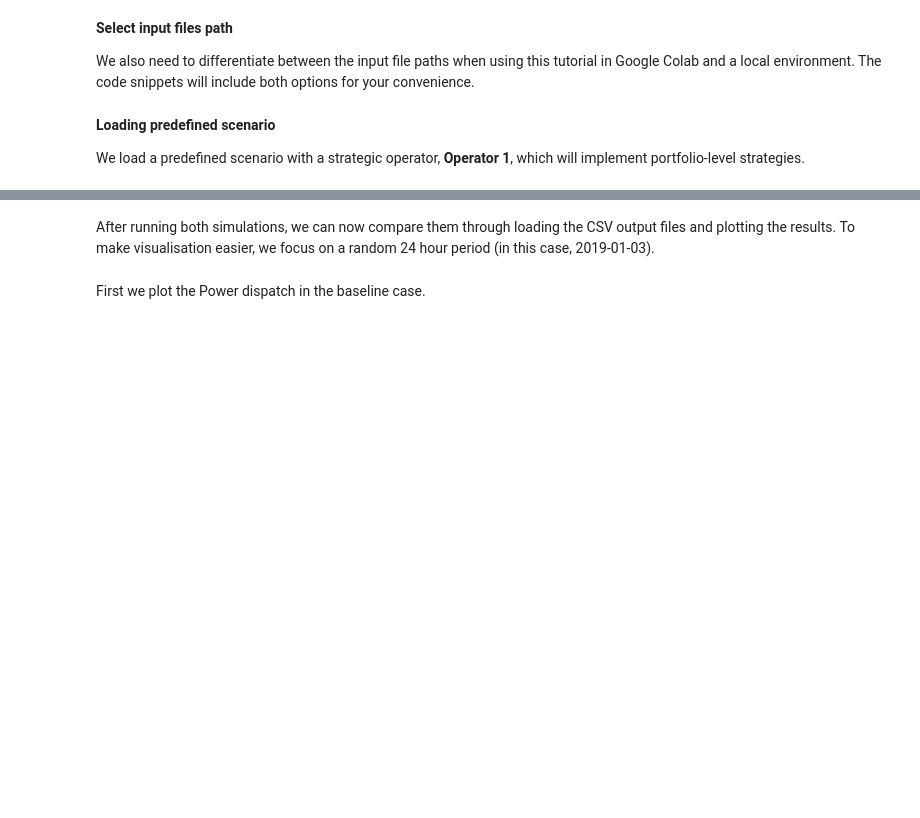
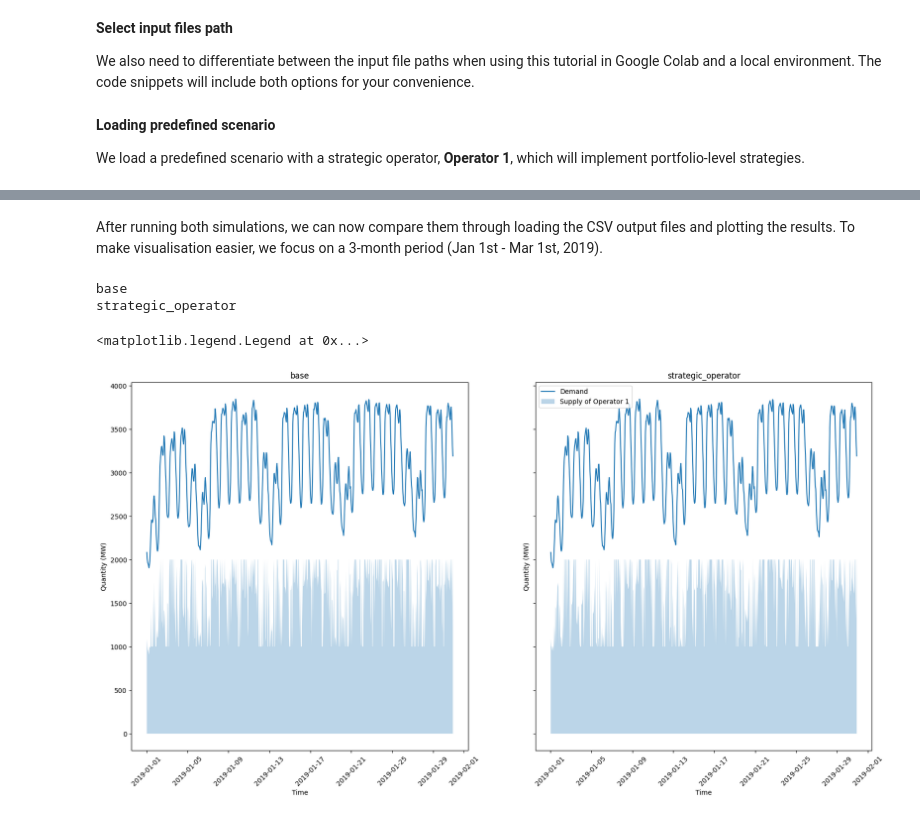
Before and after one commit to chiara-fb/assume, a Jupyter notebook: examples/notebooks/12_portfolio_strategies.ipynb, the cells around one changed output, grey strips where cells are left out. Drawn from its saved outputs; the diff is of its cells as text; code cells hidden in the pictures; blank space fills up the shorter version.

```diff
--- a/examples/notebooks/12_portfolio_strategies.ipynb
+++ b/examples/notebooks/12_portfolio_strategies.ipynb
@@ -268,5 +309,3 @@ operator_1.portfolio_strategies = {"EOM": PivotalityStrategy()}
 world.run()
 # %% [markdown]
-After running both simulations, we can now compare them through loading the CSV output files and plotting the results. To make visualisation easier, we focus on a random 24 hour period (in this case, 2019-01-03).
+After running both simulations, we can now compare them through loading the CSV output files and plotting the results. To make visualisation easier, we focus on a 3-month period (Jan 1st - Mar 1st, 2019).
-# %% [markdown]
-First we plot the Power dispatch in the baseline case.
@@ -299,3 +361,34 @@ ax0.show()
+# %%
+import matplotlib.pyplot as plt
+
+fig, axes = plt.subplots(1,2, figsize=(20, 10), sharey=True)
+
+for ax, scenario in zip(axes, test_types):
+
+    ax.plot(
+        dispatch_dfs[scenario].index.to_list(),
+        dispatch_dfs[scenario]["demand_EOM"] * -1,
+        label="Demand",
+    )
+    ax.fill_between(
+        dispatch_dfs[scenario].index.to_list(),
+        dispatch_dfs[scenario][op1_units].sum(axis=1),
+        label="Supply of Operator 1",
+        alpha=0.3,
+    )
+    print(scenario)
+
+    ax.set_xticklabels(ax.get_xticklabels(), rotation=45)
+    ax.set_xlabel("Time")
+    ax.set_ylabel("Quantity (MW)")
+    ax.set_title(scenario)
+
+ax.legend()
+# %% [output]
+base
+strategic_operator
+<matplotlib.legend.Legend at 0x...>
+[figure, added]
 # %% [markdown]
 In the plot above, what's most noticeable is that the Power Plant sufficiently meets the load requirements, and the Gas Plant is never on. ("+" values = Generation, "-" values = Load).
 
```
Also changed, not shown: parts of 23 cells of this notebook, 2 other files.
